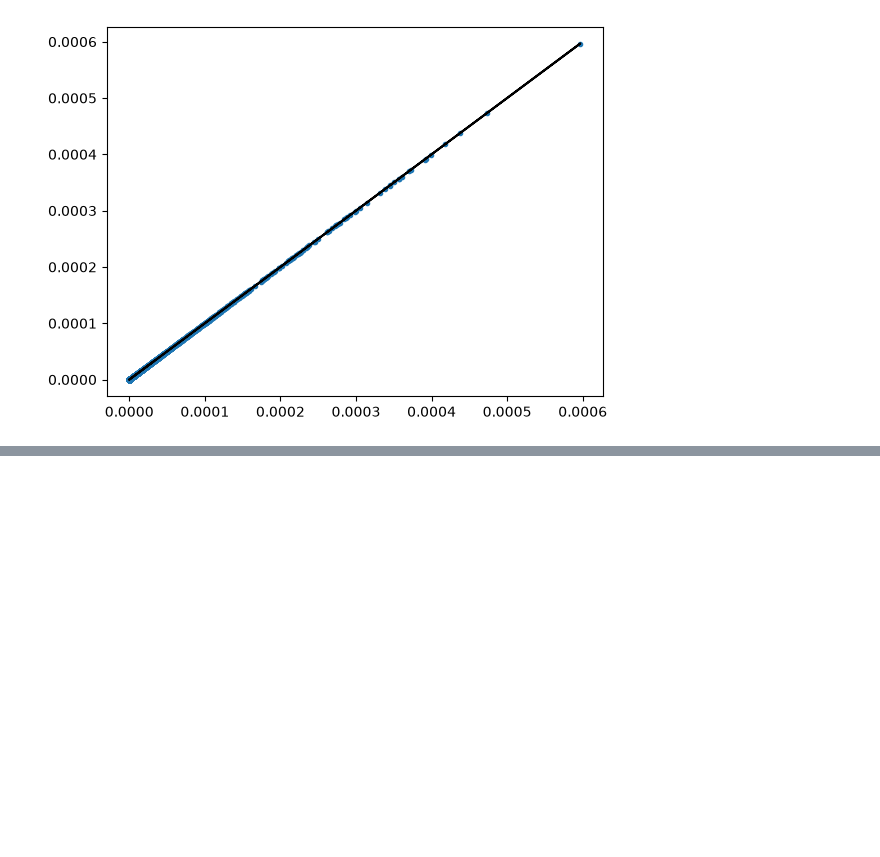
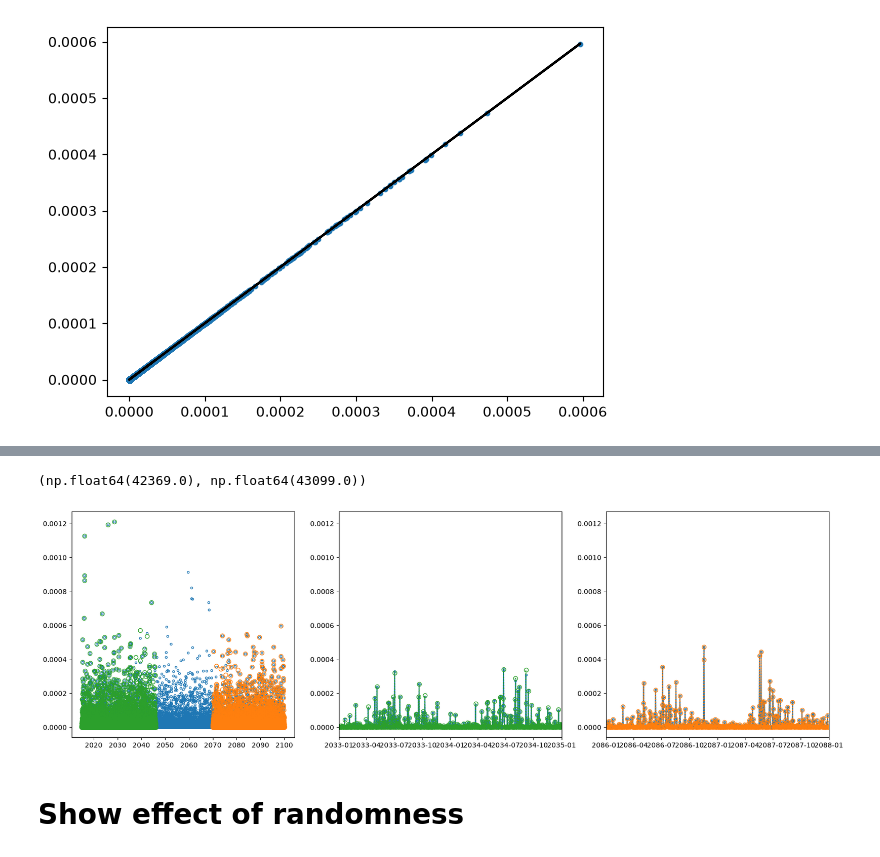
Before and after one commit to carbonplan/sai-downscaling, a Jupyter notebook: notebooks/QA_QC/ISIMIP_QDM_implementation_check.ipynb, the cells around one changed output, grey strips where cells are left out. Cells and saved outputs as stored; diff of their text form; code cells hidden in the pictures; blank space fills up the shorter version.

Commit message:
Update notebook to show effect of randomness

```diff
--- a/notebooks/QA_QC/ISIMIP_QDM_implementation_check.ipynb
+++ b/notebooks/QA_QC/ISIMIP_QDM_implementation_check.ipynb
@@ -313,0 +386,54 @@ plt.plot(
+# %%
+plt.figure(figsize=(20, 6))
+plt.subplot(1, 3, 1)
+plt.plot(
+    gcm_fut_pt["time"],
+    debiased_cm_future_qdm[:, 0, 0],
+    marker=".",
+    fillstyle="none",
+    linestyle="none",
+)
+plt.plot(
+    gcm_fut_pt["time"][365 * 55 + 14 :],
+    debiased_cm_future_qdm_time2[:, 0, 0],
+    marker="o",
+    fillstyle="none",
+    linestyle="none",
+)
+plt.plot(
+    gcm_fut_pt["time"][: 31 * 365 + 8],
+    debiased_cm_future_qdm_time1[:, 0, 0],
+    marker="o",
+    fillstyle="none",
+    linestyle="none",
+)
+plt.subplot(1, 3, 2)
+plt.plot(
+    gcm_fut_pt["time"], debiased_cm_future_qdm[:, 0, 0], marker=".", fillstyle="none"
+)  # ,linestyle='none')
+plt.plot(
+    gcm_fut_pt["time"][: 31 * 365 + 8],
+    debiased_cm_future_qdm_time1[:, 0, 0],
+    marker="o",
+    fillstyle="none",
+    linestyle=":",
+    color="C2",
+)
+plt.xlim(np.datetime64("2033-01-01"), np.datetime64("2035-01-01"))
+plt.subplot(1, 3, 3)
+plt.plot(
+    gcm_fut_pt["time"], debiased_cm_future_qdm[:, 0, 0], marker=".", fillstyle="none"
+)  # ,linestyle='none')
+plt.plot(
+    gcm_fut_pt["time"][365 * 55 + 14 :],
+    debiased_cm_future_qdm_time2[:, 0, 0],
+    marker="o",
+    fillstyle="none",
+    linestyle=":",
+)
+plt.xlim(np.datetime64("2086-01-01"), np.datetime64("2088-01-01"))
+# %% [output]
+(np.float64(42369.0), np.float64(43099.0))
+[figure, added]
+# %% [markdown]
+# Show effect of randomness
```
Also changed, not shown: parts of 13 cells of this notebook.
